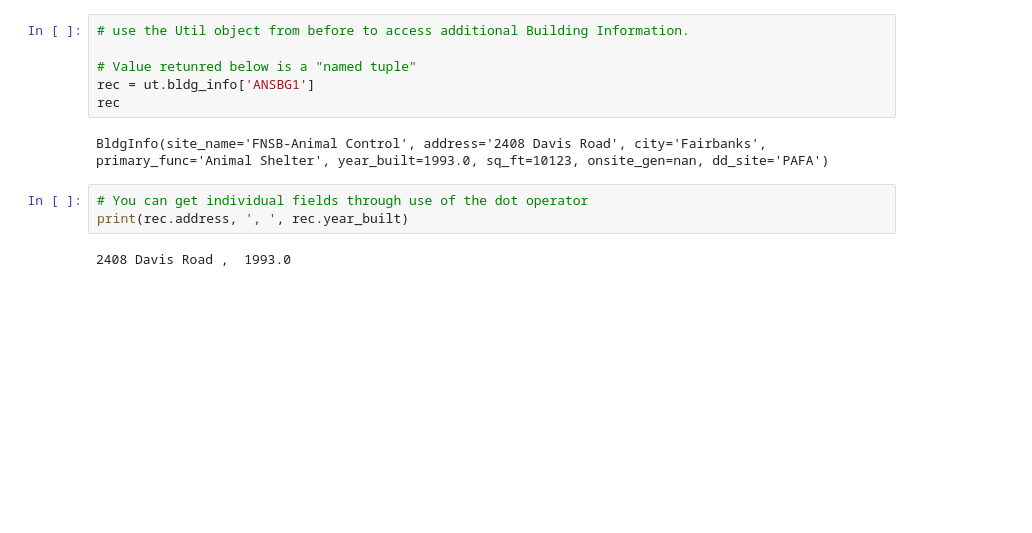
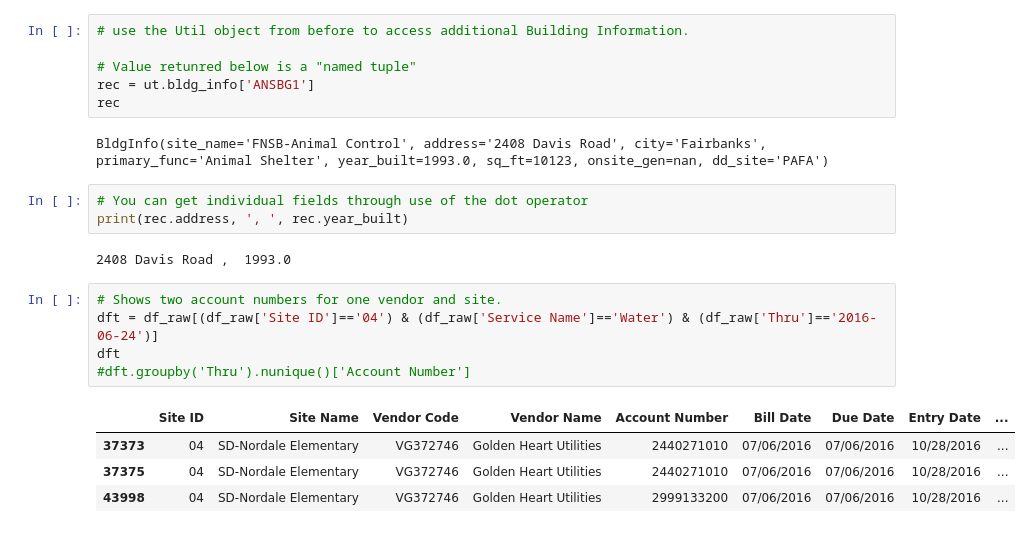
Before and after one commit to alanmitchell/fnsb-benchmark, a Jupyter notebook: testing/use_alan_data.ipynb, the cells around one changed output. Drawn from its saved outputs; the diff is of its cells as text; blank space fills up the shorter version.

Commit message:
Work on Account Numbers.

```diff
--- a/testing/use_alan_data.ipynb
+++ b/testing/use_alan_data.ipynb
@@ -257,3 +257,13 @@ BldgInfo(site_name='FNSB-Animal Control', address='2408 Davis Road', city='Fairb
 print(rec.address, ', ', rec.year_built)
 # %% [output]
 2408 Davis Road ,  1993.0
+# %%
+# Shows two account numbers for one vendor and site.
+dft = df_raw[(df_raw['Site ID']=='04') & (df_raw['Service Name']=='Water') & (df_raw['Thru']=='2016-06-24')]
+dft
+#dft.groupby('Thru').nunique()['Account Number']
+# %% [output]
+|  | Site ID | Site Name | Vendor Code | Vendor Name | Account Number | Bill Date | Due Date | Entry Date | ... |
+| 37373 | 04 | SD-Nordale Elementary | VG372746 | Golden Heart Utilities | 2440271010 | 07/06/2016 | 07/06/2016 | 10/28/2016 | ... |
+| 37375 | 04 | SD-Nordale Elementary | VG372746 | Golden Heart Utilities | 2440271010 | 07/06/2016 | 07/06/2016 | 10/28/2016 | ... |
+| 43998 | 04 | SD-Nordale Elementary | VG372746 | Golden Heart Utilities | 2999133200 | 07/06/2016 | 07/06/2016 | 10/28/2016 | ... |
```
Also changed, not shown: parts of 2 cells of this notebook.
